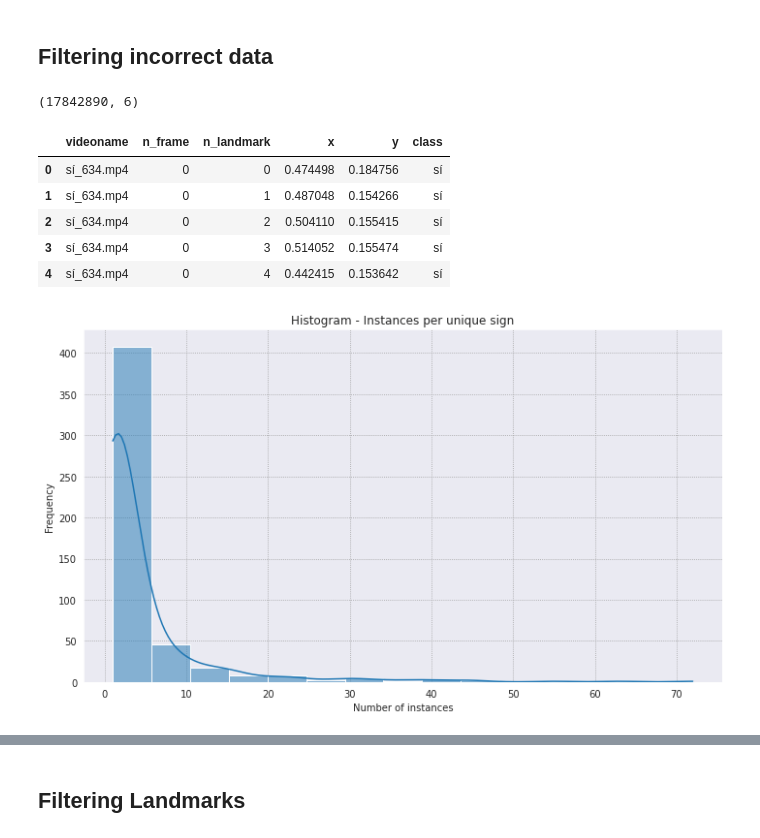
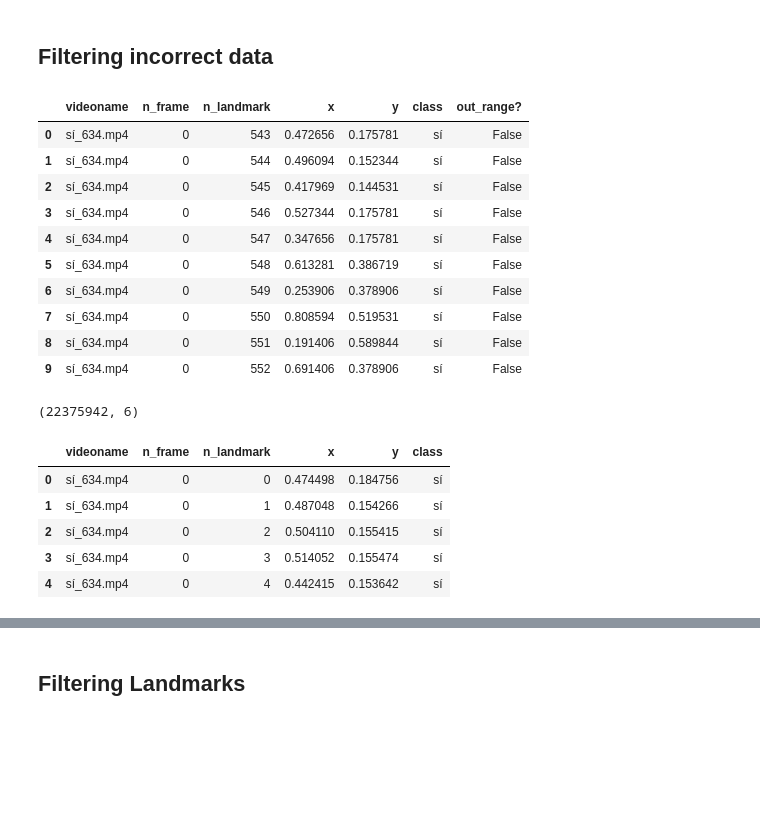
Before and after one commit to StevRamos/PSL-GAN, a Jupyter notebook: EDA/01 - EDA.ipynb, the cells around one changed output, grey strips where cells are left out. Saved outputs shown, nothing was run; the diff lists cells and outputs as text; code cells hidden in the pictures; blank space fills up the shorter version.

```diff
--- a/EDA/01 - EDA.ipynb
+++ b/EDA/01 - EDA.ipynb
@@ -272,32 +494,35 @@ list_landmarks_total = list_landmarks_mp + list_landmarks_coco_converted
+# %%
+#adding max landmark to wp dataset
+df_aec_wp_or_corr["n_landmark"] = df_aec_wp_or_corr["n_landmark"] + max_landmark + 1
+df_aec_wp_or_corr.head(10)
+# %% [output]
+|  | videoname | n_frame | n_landmark | x | y | class | out_range? |
+| 0 | sí_634.mp4 | 0 | 543 | 0.472656 | 0.175781 | sí | False |
+| 1 | sí_634.mp4 | 0 | 544 | 0.496094 | 0.152344 | sí | False |
+| 2 | sí_634.mp4 | 0 | 545 | 0.417969 | 0.144531 | sí | False |
+| 3 | sí_634.mp4 | 0 | 546 | 0.527344 | 0.175781 | sí | False |
+| 4 | sí_634.mp4 | 0 | 547 | 0.347656 | 0.175781 | sí | False |
+| 5 | sí_634.mp4 | 0 | 548 | 0.613281 | 0.386719 | sí | False |
+| 6 | sí_634.mp4 | 0 | 549 | 0.253906 | 0.378906 | sí | False |
+| 7 | sí_634.mp4 | 0 | 550 | 0.808594 | 0.519531 | sí | False |
+| 8 | sí_634.mp4 | 0 | 551 | 0.191406 | 0.589844 | sí | False |
+| 9 | sí_634.mp4 | 0 | 552 | 0.691406 | 0.378906 | sí | False |
 # %%
 df_or = pd.concat([df_aec_mp_or_corr[["videoname", "n_frame", "n_landmark",
-                                "x", "y", "class"]]]).reset_index(drop=True)
+                                "x", "y", "class"]],
+                  df_aec_wp_or_corr[["videoname", "n_frame", "n_landmark",
+                                "x", "y", "class"]]
+                  ]).reset_index(drop=True)
 print(df_or.shape)
 df_or.head()
 # %% [output]
-(17842890, 6)
+(22375942, 6)
 |  | videoname | n_frame | n_landmark | x | y | class |
 | 0 | sí_634.mp4 | 0 | 0 | 0.474498 | 0.184756 | sí |
 | 1 | sí_634.mp4 | 0 | 1 | 0.487048 | 0.154266 | sí |
 | 2 | sí_634.mp4 | 0 | 2 | 0.504110 | 0.155415 | sí |
 | 3 | sí_634.mp4 | 0 | 3 | 0.514052 | 0.155474 | sí |
 | 4 | sí_634.mp4 | 0 | 4 | 0.442415 | 0.153642 | sí |
-# %%
-#plt.set(title='Histogram', xlabel='Height (cm)', ylabel='Count')
-
-# sns.set_style("whitegrid")
-sns.set_style("darkgrid", {"grid.color": ".6", "grid.linestyle": ":"})
-# sns.set_theme()
-plt.figure(figsize=(10,6), tight_layout=True)
-plt.title("Histogram - Instances per unique sign")
-plt.xlabel("Number of instances")
-plt.ylabel("Frequency")
-sns.histplot(data=df_or.groupby(["class"]).videoname.nunique().reset_index(), x="videoname", kde=True, bins=15,
-                )
-plt.savefig("histogram_ninstances.png")
-plt.show()
-# %% [output]
-[figure, removed]
 # %%
 print()
 print("Original")
```
Also changed, not shown: parts of 42 cells of this notebook, 1 other file.
